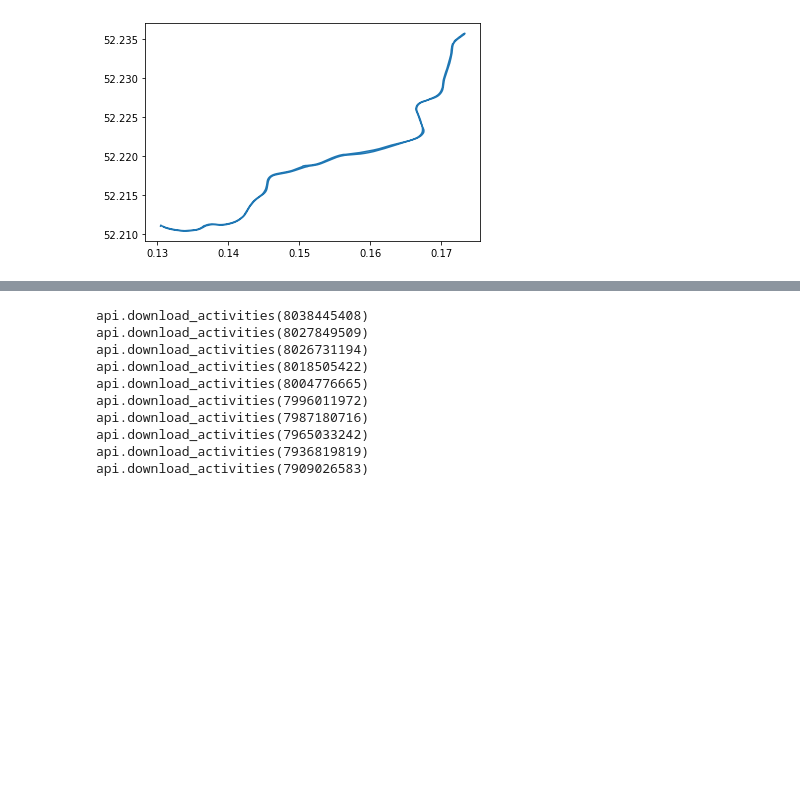
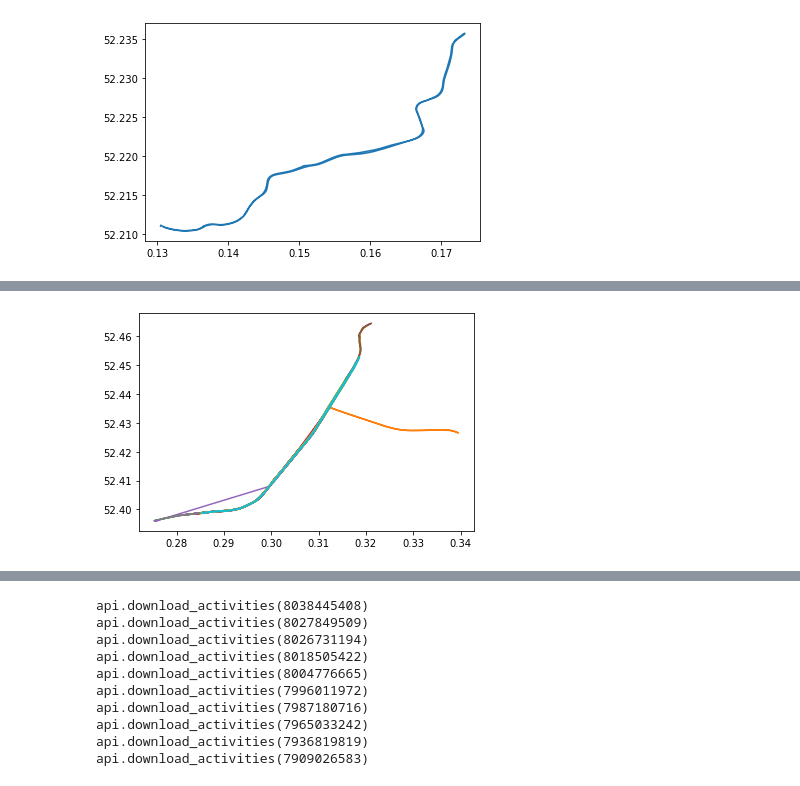
Before and after one commit to matthewghgriffiths/gps_analysis, a Jupyter notebook: gps_analysis.ipynb, the cells around one changed output, grey strips where cells are left out. Saved outputs shown, nothing was run; the diff lists cells and outputs as text; code cells hidden in the pictures; blank space fills up the shorter version.

```diff
--- a/gps_analysis.ipynb
+++ b/gps_analysis.ipynb
@@ -148,5 +148,5 @@ plt.plot(positions.longitude, positions.latitude)
 [<matplotlib.lines.Line2D at 0x...>]
 [figure]
 # %%
-api = garmin.login()
+api = garmin.login("imogen@gtsoftware.co.uk")
 # %% [output]
@@ -176,0 +157,3 @@ activities
+# %%
+activities = garmin.get_activities(activityType='rowing', api=api)
+activity_data, errors = garmin.load_activities(activities.activityId, api=api)
@@ -176,0 +216,5 @@ activities
+# %%
+for positions in activity_data.values():
+    plt.plot(positions.longitude, positions.latitude)
+# %% [output]
+[figure, added]
```
Also changed, not shown: parts of 8 cells of this notebook, 4 other files.
